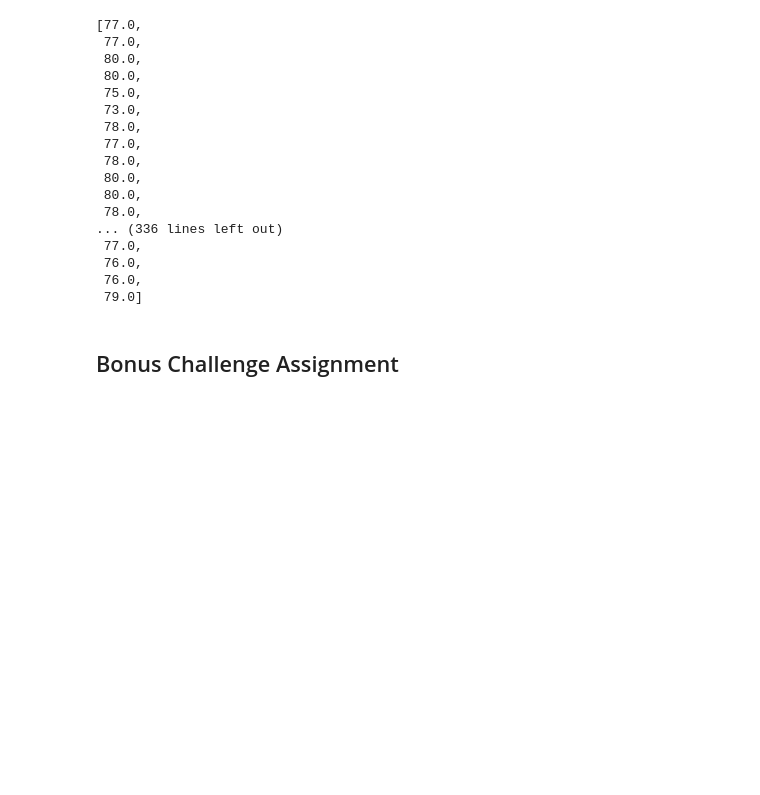
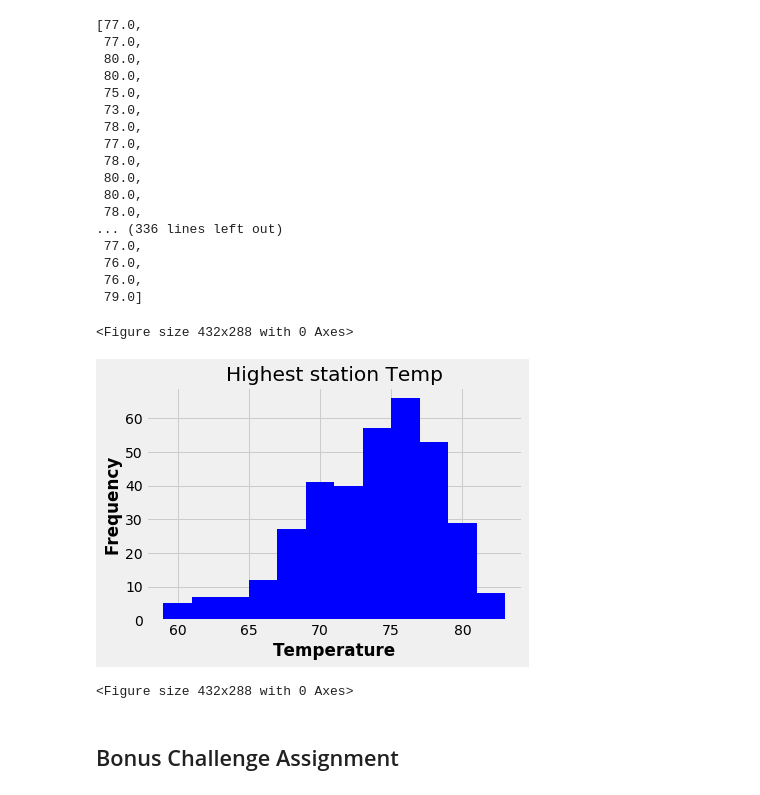
Before and after one commit to kappachu79/ADSQL_HW, a Jupyter notebook: climate_starter.ipynb, the cells around one changed output. Drawn from its saved outputs; the diff is of its cells as text; code cells hidden in the pictures; blank space fills up the shorter version.

```diff
--- a/climate_starter.ipynb
+++ b/climate_starter.ipynb
@@ -140,6 +140,18 @@ temps
  76.0,
  76.0,
  79.0]
+# %%
+#plt results in histogram
+plt.hist(all_temps, bins=12, color="blue")
+plt.title("Highest station Temp")
+
+plt.ylabel('Frequency', weight='bold')
+plt.xlabel('Temperature', weight='bold')
+plt.figure(2)
+# %% [output]
+<Figure size 432x288 with 0 Axes>
+[figure, added]
+<Figure size 432x288 with 0 Axes>
 # %% [markdown]
 ## Bonus Challenge Assignment
 # %%
```
